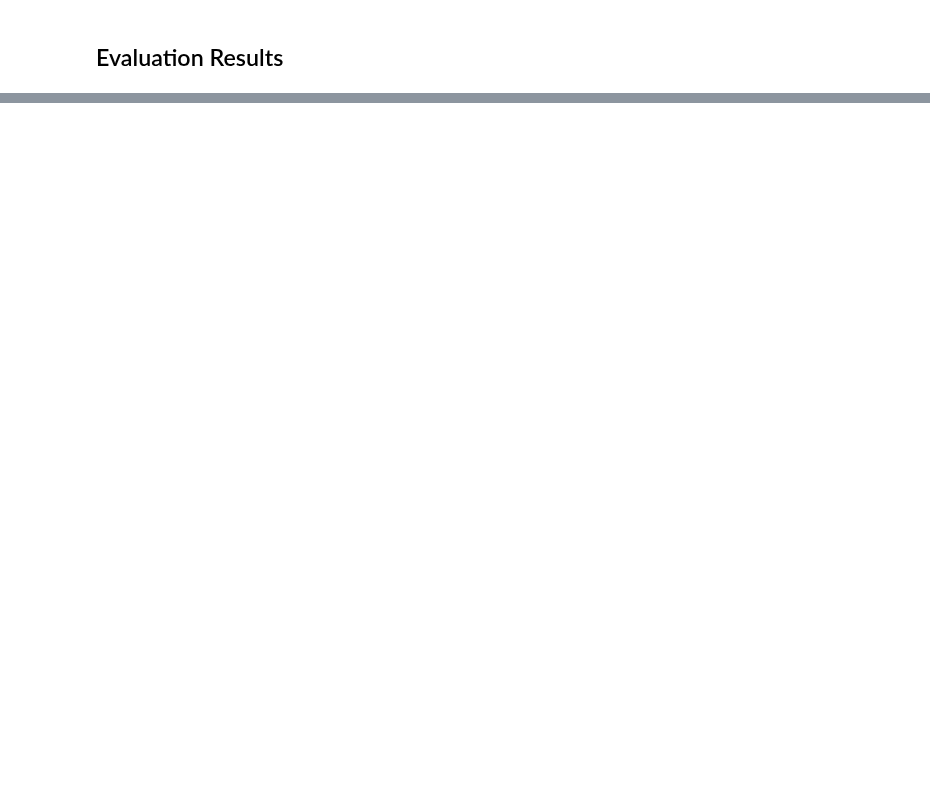
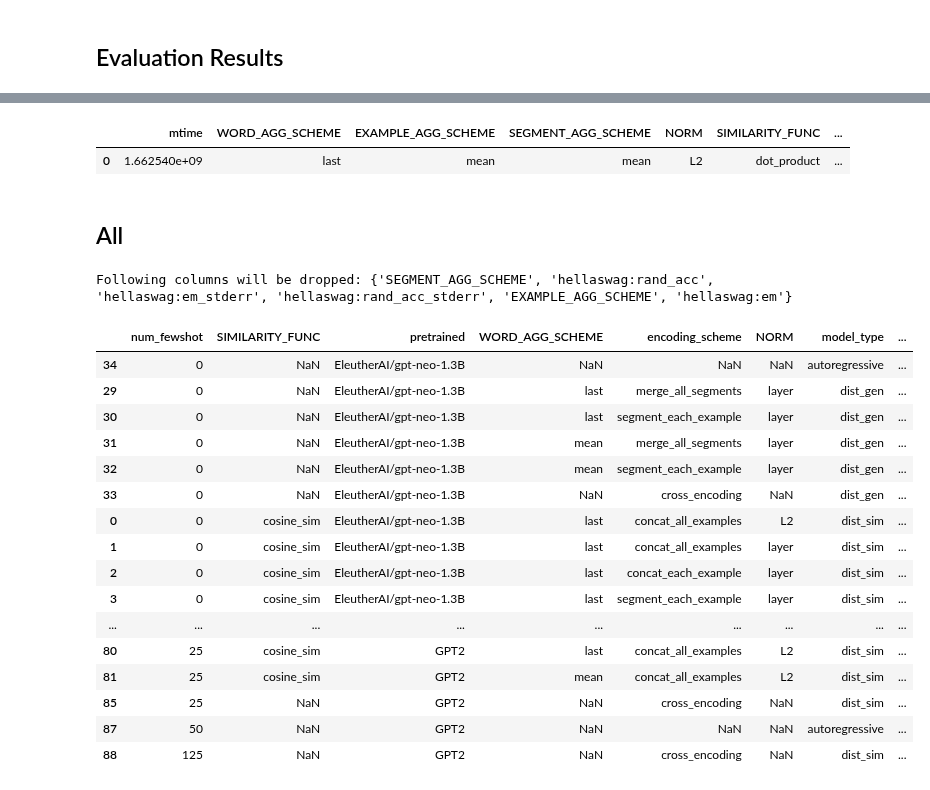
Before and after one commit to Turnitin-AI-Research/lm_eval_harness, a Jupyter notebook: notebooks/compile_results.ipynb, the cells around one changed output, grey strips where cells are left out. Cells and saved outputs as stored; diff of their text form; code cells hidden in the pictures; blank space fills up the shorter version.

```diff
--- a/notebooks/compile_results.ipynb
+++ b/notebooks/compile_results.ipynb
@@ -111,0 +152,30 @@ df_webqs[(df_webqs.pretrained == 'EleutherAI/gpt-neo-1.3B')]
+# %%
+_df = df[(df['pretrained'] == 'EleutherAI/gpt-neo-1.3B') & (df['encoding_scheme'] == 'concat_all_examples') & (df.num_fewshot == 0)]
+_df = _df.assign(date=pd.to_datetime(df.mtime, unit='s', origin='unix', utc=True))
+_df
+# %% [output]
+|  | mtime | WORD_AGG_SCHEME | EXAMPLE_AGG_SCHEME | SEGMENT_AGG_SCHEME | NORM | SIMILARITY_FUNC | ... |
+| 0 | 1.662540e+09 | last | mean | mean | L2 | dot_product | ... |
+# %% [markdown]
+## All
+# %%
+task_metrics(df, ['hellaswag:acc', 'webqs:acc'])
+# %% [output]
+Following columns will be dropped: {'SEGMENT_AGG_SCHEME', 'hellaswag:rand_acc', 'hellaswag:em_stderr', 'hellaswag:rand_acc_stderr', 'EXAMPLE_AGG_SCHEME', 'hellaswag:em'}
+|  | num_fewshot | SIMILARITY_FUNC | pretrained | WORD_AGG_SCHEME | encoding_scheme | NORM | model_type | ... |
+| 34 | 0 | NaN | EleutherAI/gpt-neo-1.3B | NaN | NaN | NaN | autoregressive | ... |
+| 29 | 0 | NaN | EleutherAI/gpt-neo-1.3B | last | merge_all_segments | layer | dist_gen | ... |
+| 30 | 0 | NaN | EleutherAI/gpt-neo-1.3B | last | segment_each_example | layer | dist_gen | ... |
+| 31 | 0 | NaN | EleutherAI/gpt-neo-1.3B | mean | merge_all_segments | layer | dist_gen | ... |
+| 32 | 0 | NaN | EleutherAI/gpt-neo-1.3B | mean | segment_each_example | layer | dist_gen | ... |
+| 33 | 0 | NaN | EleutherAI/gpt-neo-1.3B | NaN | cross_encoding | NaN | dist_gen | ... |
+| 0 | 0 | cosine_sim | EleutherAI/gpt-neo-1.3B | last | concat_all_examples | L2 | dist_sim | ... |
+| 1 | 0 | cosine_sim | EleutherAI/gpt-neo-1.3B | last | concat_all_examples | layer | dist_sim | ... |
+| 2 | 0 | cosine_sim | EleutherAI/gpt-neo-1.3B | last | concat_each_example | layer | dist_sim | ... |
+| 3 | 0 | cosine_sim | EleutherAI/gpt-neo-1.3B | last | segment_each_example | layer | dist_sim | ... |
+| ... | ... | ... | ... | ... | ... | ... | ... | ... |
+| 80 | 25 | cosine_sim | GPT2 | last | concat_all_examples | L2 | dist_sim | ... |
+| 81 | 25 | cosine_sim | GPT2 | mean | concat_all_examples | L2 | dist_sim | ... |
+| 85 | 25 | NaN | GPT2 | NaN | cross_encoding | NaN | dist_sim | ... |
+| 87 | 50 | NaN | GPT2 | NaN | NaN | NaN | autoregressive | ... |
+| 88 | 125 | NaN | GPT2 | NaN | cross_encoding | NaN | dist_sim | ... |
```
Also changed, not shown: parts of 7 cells of this notebook, 8 other files.
